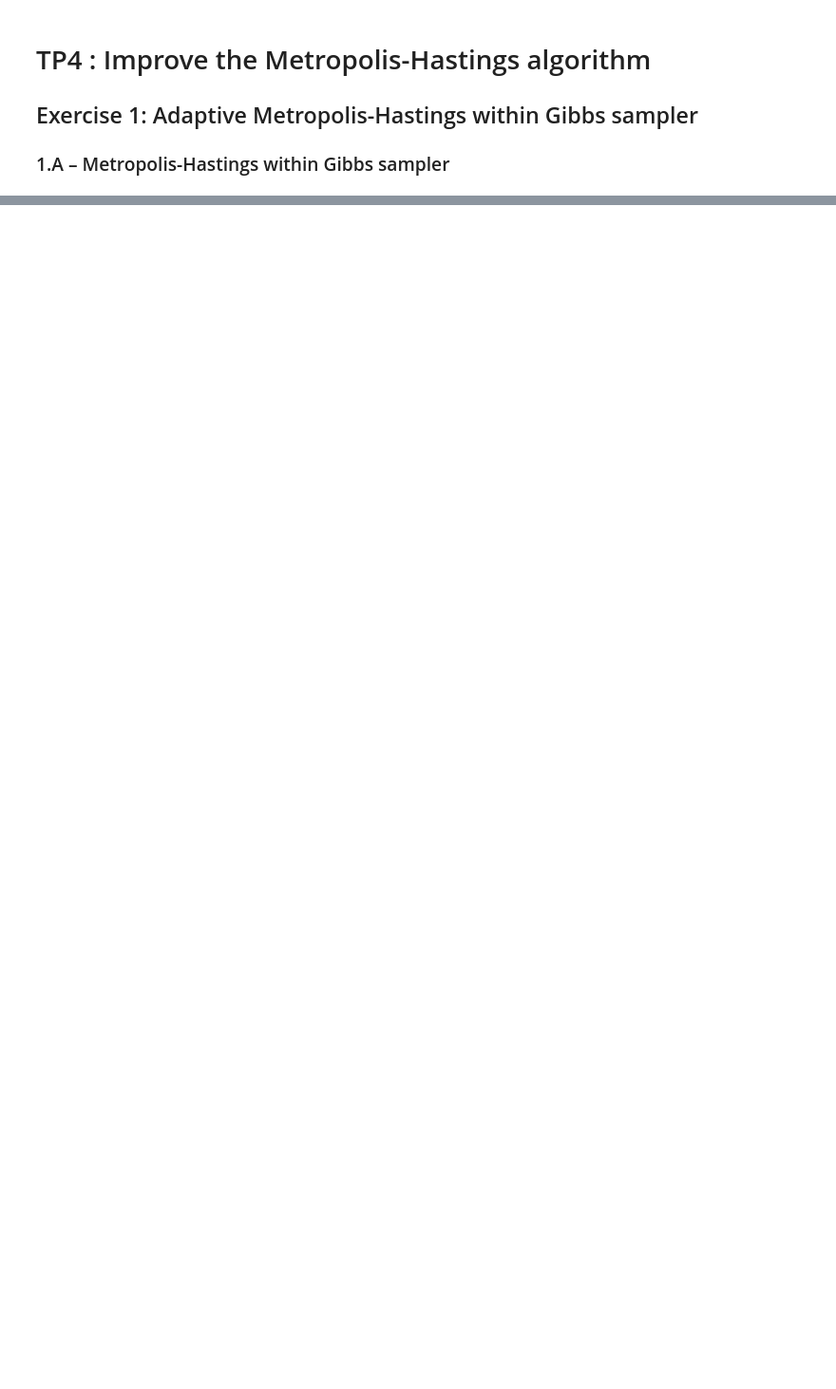
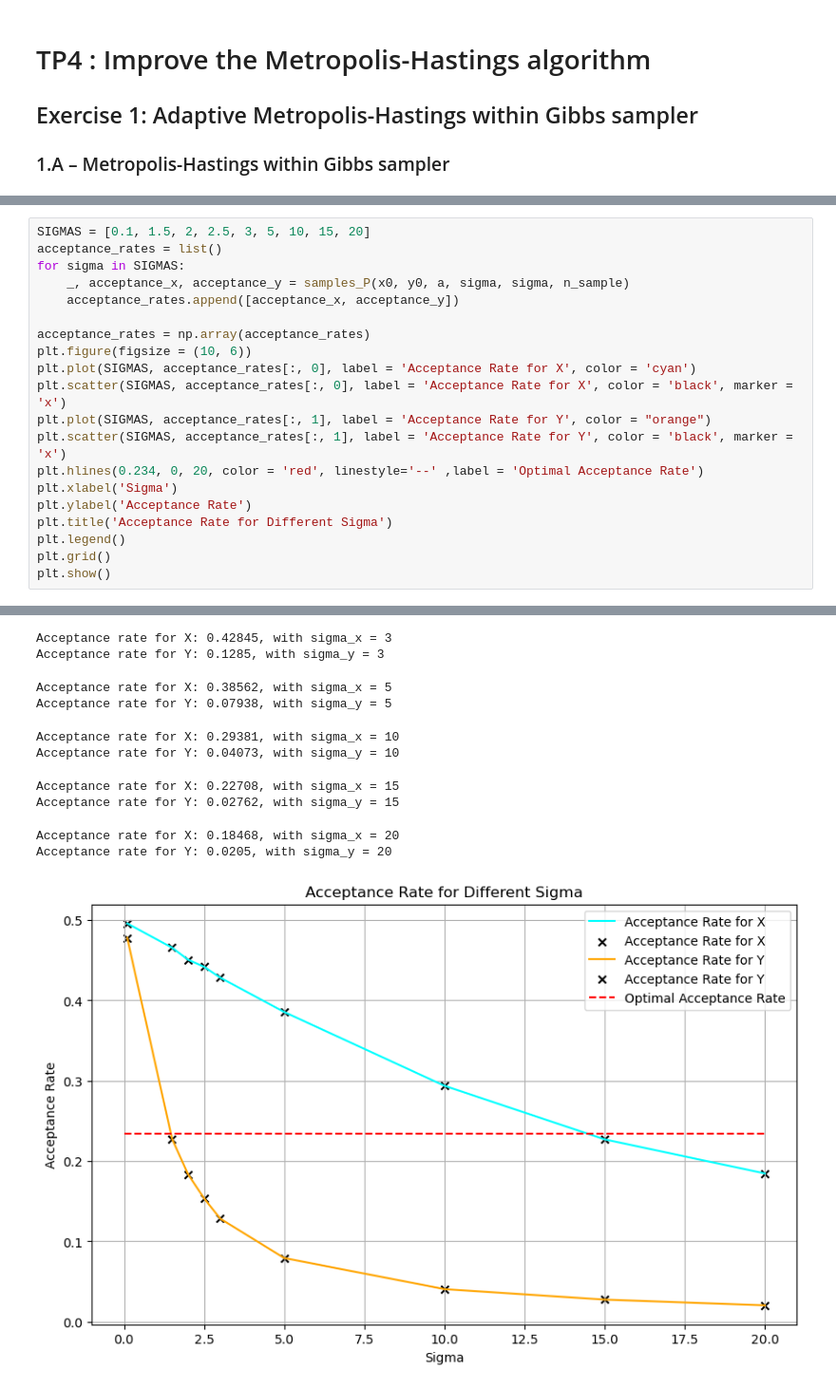
Before and after one commit to AugustinCablant/3A-class, a Jupyter notebook: Computational Statistics/TP4.ipynb, the cells around one changed output, grey strips where cells are left out. Shown at 95% size. Cells and saved outputs as stored; diff of their text form; blank space fills up the shorter version.

```diff
--- a/Computational Statistics/TP4.ipynb
+++ b/Computational Statistics/TP4.ipynb
@@ -45,0 +145,21 @@ def
+# %%
+SIGMAS = [0.1, 1.5, 2, 2.5, 3, 5, 10, 15, 20]
+acceptance_rates = list()
+for sigma in SIGMAS:
+    _, acceptance_x, acceptance_y = samples_P(x0, y0, a, sigma, sigma, n_sample)
+    acceptance_rates.append([acceptance_x, acceptance_y])
+
+acceptance_rates = np.array(acceptance_rates)
+plt.figure(figsize = (10, 6))
+plt.plot(SIGMAS, acceptance_rates[:, 0], label = 'Acceptance Rate for X', color = 'cyan')
+plt.scatter(SIGMAS, acceptance_rates[:, 0], label = 'Acceptance Rate for X', color = 'black', marker = 'x')
+plt.plot(SIGMAS, acceptance_rates[:, 1], label = 'Acceptance Rate for Y', color = "orange")
+plt.scatter(SIGMAS, acceptance_rates[:, 1], label = 'Acceptance Rate for Y', color = 'black', marker = 'x')
+plt.hlines(0.234, 0, 20, color = 'red', linestyle='--' ,label = 'Optimal Acceptance Rate')
+plt.xlabel('Sigma')
+plt.ylabel('Acceptance Rate')
+plt.title('Acceptance Rate for Different Sigma')
+plt.legend()
+plt.grid()
+plt.show()
+# %% [output]
@@ -45,0 +174,11 @@ def
+Acceptance rate for X: 0.42845, with sigma_x = 3
+Acceptance rate for Y: 0.1285, with sigma_y = 3
+Acceptance rate for X: 0.38562, with sigma_x = 5
+Acceptance rate for Y: 0.07938, with sigma_y = 5
+Acceptance rate for X: 0.29381, with sigma_x = 10
+Acceptance rate for Y: 0.04073, with sigma_y = 10
+Acceptance rate for X: 0.22708, with sigma_x = 15
+Acceptance rate for Y: 0.02762, with sigma_y = 15
+Acceptance rate for X: 0.18468, with sigma_x = 20
+Acceptance rate for Y: 0.0205, with sigma_y = 20
+[figure, added]
```
Also changed, not shown: parts of 10 cells of this notebook.
